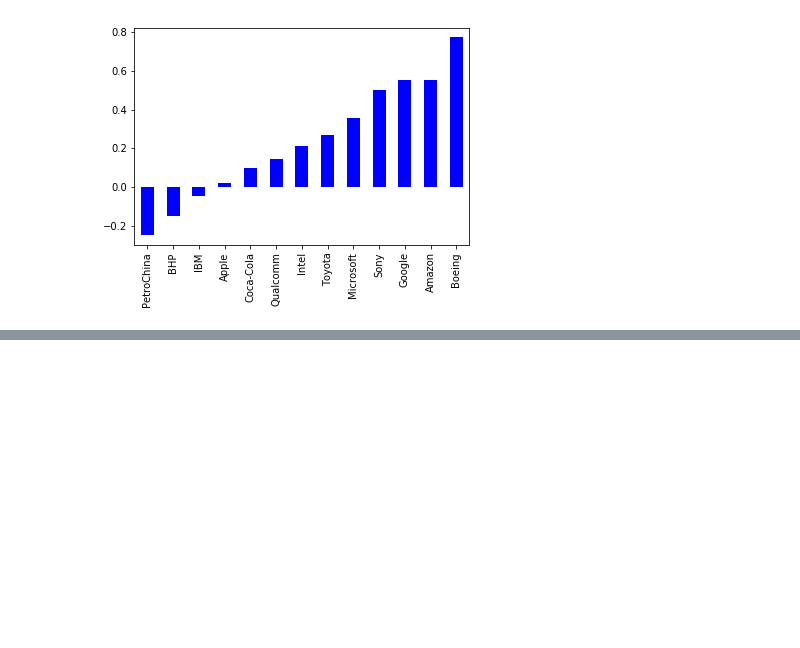
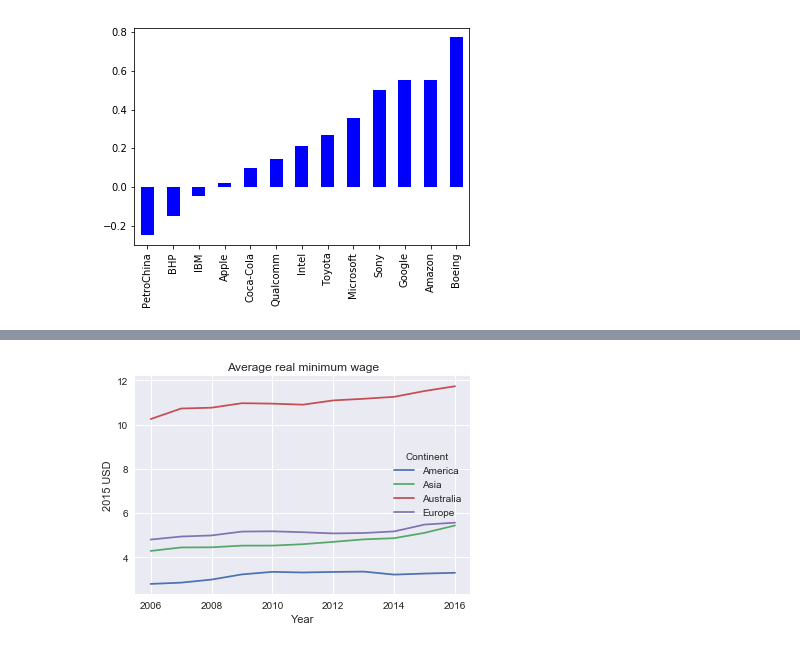
Before and after one commit to PanPip/QuantEcon_Tasks, a Jupyter notebook: Data_and_empirics.ipynb, the cells around one changed output, grey strips where cells are left out. Saved outputs shown, nothing was run; the diff lists cells and outputs as text; code cells hidden in the pictures; blank space fills up the shorter version.

```diff
--- a/Data_and_empirics.ipynb
+++ b/Data_and_empirics.ipynb
@@ -315,0 +700,10 @@ delta.plot(kind='bar', color = 'blue')
+# %%
+#We can plot the average minimum wages in each continent as a time series
+
+merged.mean(level='Continent', axis=1).plot()
+plt.title('Average real minimum wage')
+plt.ylabel('2015 USD')
+plt.xlabel('Year')
+plt.show()
+# %% [output]
+[figure, added]
```
Also changed, not shown: parts of 51 cells of this notebook, 2 other files.
